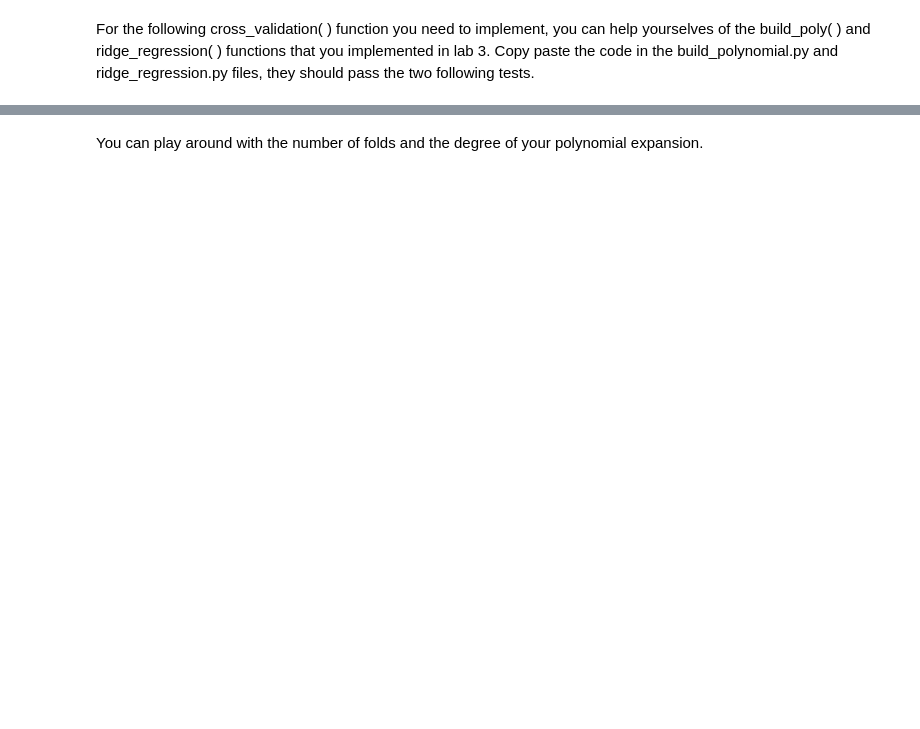
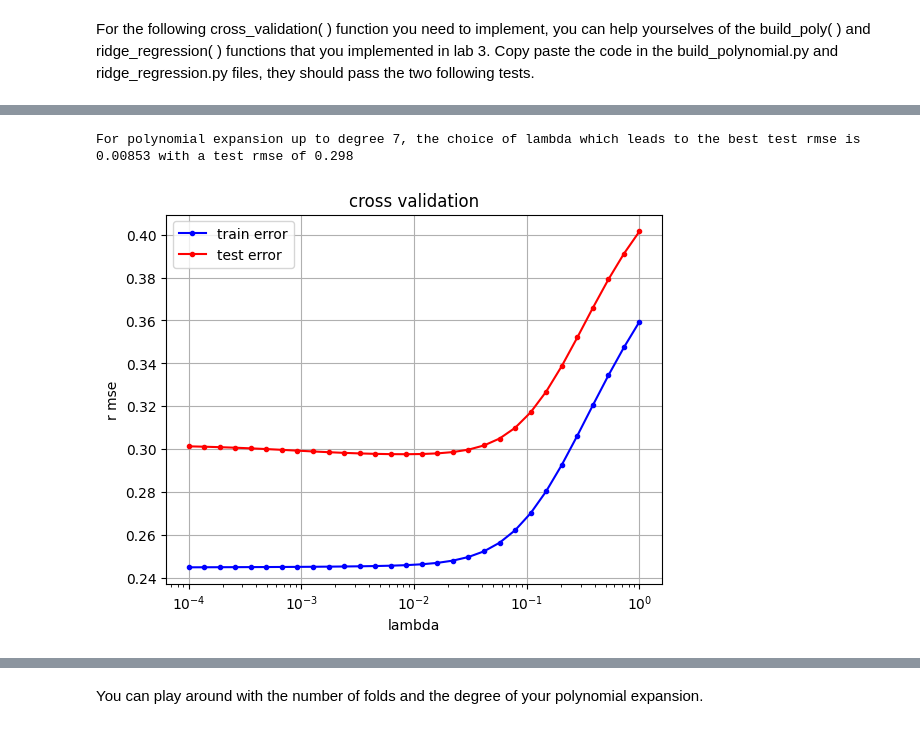
Before and after one commit to andy-joy-25/ML_course, a Jupyter notebook: labs/ex04/template/ex04.ipynb, the cells around one changed output, grey strips where cells are left out. Saved outputs shown, nothing was run; the diff lists cells and outputs as text; code cells hidden in the pictures; blank space fills up the shorter version.

```diff
--- a/labs/ex04/template/ex04.ipynb
+++ b/labs/ex04/template/ex04.ipynb
@@ -73,22 +78,27 @@ def cross_validation(y, x, k_indices, k, lambda_, degree):
     # INSERT YOUR CODE HERE
     # get k'th subgroup in test, others in train: TODO
     # ***************************************************
-    raise NotImplementedError
+    te_idx_net = k_indices[k]
+    tr_idx_net = k_indices[~(np.arange(len(k_indices)) == k)]
+    tr_idx_net = tr_idx_net.reshape((-1,))
+    x_tr,x_te,y_tr,y_te = x[tr_idx_net],x[te_idx_net],y[tr_idx_net],y[te_idx_net]
     # ***************************************************
     # INSERT YOUR CODE HERE
     # form data with polynomial degree: TODO
     # ***************************************************
-    raise NotImplementedError
+    poly_tr = build_poly(x_tr, degree)
+    poly_te = build_poly(x_te, degree)
     # ***************************************************
     # INSERT YOUR CODE HERE
     # ridge regression: TODO
     # ***************************************************
-    raise NotImplementedError
+    opt_w = ridge_regression(y_tr, poly_tr, lambda_)
     # ***************************************************
     # INSERT YOUR CODE HERE
     # calculate the loss for train and test data: TODO
     # ***************************************************
-    raise NotImplementedError
+    loss_tr = np.sqrt(2*compute_mse(y_tr,poly_tr,opt_w))
+    loss_te = np.sqrt(2*compute_mse(y_te,poly_te,opt_w))
     return loss_tr, loss_te
 # %%
 # can lead to a numerical error if you use an older version than Python 3.9
@@ -105,34 +126,50 @@ def cross_validation_demo(degree, k_fold, lambdas):
         k_fold: integer, the number of folds
         lambdas: shape = (p, ) where p is the number of values of lambda to test
     Returns:
         best_lambda : scalar, value of the best lambda
         best_rmse : scalar, the associated root mean squared error for the best lambda
     """
 
     seed = 12
     degree = degree
     k_fold = k_fold
     lambdas = lambdas
     # split data in k fold
     k_indices = build_k_indices(y, k_fold, seed)
     # define lists to store the loss of training data and test data
     rmse_tr = []
     rmse_te = []
     # ***************************************************
     # INSERT YOUR CODE HERE
     # cross validation over lambdas: TODO
     # ***************************************************
-    raise NotImplementedError
+    for lambda_ in lambdas:
+        avg_loss_tr = 0
+        avg_loss_te = 0
+        for k in range(k_fold):
+            loss_tr, loss_te = cross_validation(y, x, k_indices, k, lambda_, degree)
+            avg_loss_tr += loss_tr
+            avg_loss_te += loss_te
+        avg_loss_tr /= k_fold
+        avg_loss_te /= k_fold
+        rmse_tr.append(avg_loss_tr)
+        rmse_te.append(avg_loss_te)
+
+    best_rmse = min(rmse_te)
+    best_lambda = lambdas[rmse_te.index(best_rmse)]
 
     cross_validation_visualization(lambdas, rmse_tr, rmse_te)
     print(
         "For polynomial expansion up to degree %.f, the choice of lambda which leads to the best test rmse is %.5f with a test rmse of %.3f"
         % (degree, best_lambda, best_rmse)
     )
     return best_lambda, best_rmse
 
 
 best_lambda, best_rmse = cross_validation_demo(7, 4, np.logspace(-4, 0, 30))
+# %% [output]
+For polynomial expansion up to degree 7, the choice of lambda which leads to the best test rmse is 0.00853 with a test rmse of 0.298
+[figure, added]
 # %% [markdown]
 Your output should look like this for seed = 12, degree = 7 and k_fold = 4:
 
```
Also changed, not shown: parts of 5 cells of this notebook.
